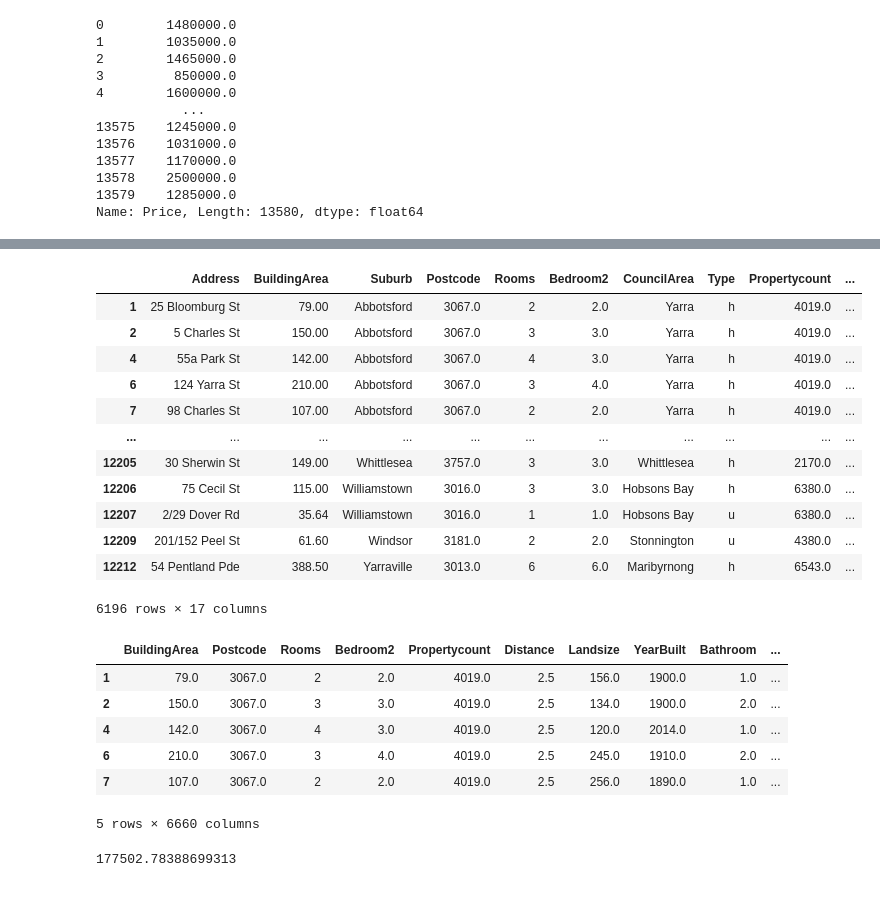
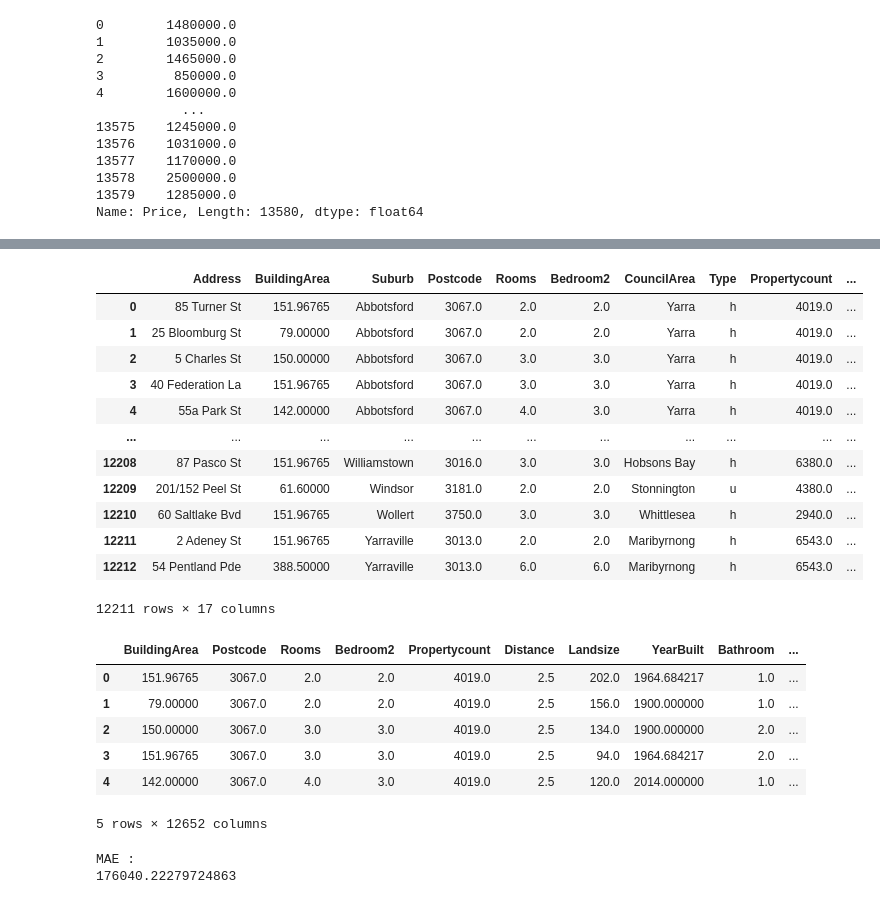
Before and after one commit to ABDELLAH-Hallou/melbourne-housing-snapshot, a Jupyter notebook: notebook0ba4d0aa7f.ipynb, the cells around one changed output, grey strips where cells are left out. Saved outputs shown, nothing was run; the diff lists cells and outputs as text; code cells hidden in the pictures.

```diff
--- a/notebook0ba4d0aa7f.ipynb
+++ b/notebook0ba4d0aa7f.ipynb
@@ -43,5 +42,17 @@ df.Price
 Name: Price, Length: 13580, dtype: float64
 # %%
 df_2 = df.copy()
-df_2 = df_2.dropna(axis=0)
+# df_2 = df_2.dropna(axis=0)
 output = df_2.Price
+# %%
+# Imputation
+my_imputer = SimpleImputer()
+# clm = df_2.columns.to_series().groupby(df_2.dtypes).groups
+# {k.name: v for k, v in clm.items()}
+# df_2.select_dtypes(include=['int64','float64'])
+imputed_X_train = pd.DataFrame(my_imputer.fit_transform(df_2.select_dtypes(include=['int64','float64'])))
+imputed_X_train.columns = df_2.select_dtypes(include=['int64','float64']).columns
+# df_3 = pd.concat([imputed_X_train, ], verify_integrity=True)
+# df_3
+df_3 = imputed_X_train.join(df_2.select_dtypes(include=['object']))
+df_3
@@ -95,23 +120,26 @@ plot_mi_scores(mi_scores)
 # %%
+df_3=df_3.dropna(axis=0)
+output = df_3.Price
 # features = ['Address','BuildingArea','Suburb','Postcode','Rooms','Bedroom2','CouncilArea','Type','Propertycount','SellerG','Distance','Landsize','YearBuilt','Bathroom','Lattitude','Longtitude','Regionname','Method','Car','Date']
 features = ['Address','BuildingArea','Suburb','Postcode','Rooms','Bedroom2','CouncilArea','Type','Propertycount','SellerG','Distance','Landsize','YearBuilt','Bathroom','Lattitude','Longtitude','Regionname']
 # features = ['Address','BuildingArea','Suburb','Postcode','Rooms','Bedroom2']
-inputs = df_2[features]
+inputs = df_3[features]
+
 inputs
 # %% [output]
 |  | Address | BuildingArea | Suburb | Postcode | Rooms | Bedroom2 | CouncilArea | Type | Propertycount | ... |
-| 1 | 25 Bloomburg St | 79.00 | Abbotsford | 3067.0 | 2 | 2.0 | Yarra | h | 4019.0 | ... |
-| 2 | 5 Charles St | 150.00 | Abbotsford | 3067.0 | 3 | 3.0 | Yarra | h | 4019.0 | ... |
-| 4 | 55a Park St | 142.00 | Abbotsford | 3067.0 | 4 | 3.0 | Yarra | h | 4019.0 | ... |
-| 6 | 124 Yarra St | 210.00 | Abbotsford | 3067.0 | 3 | 4.0 | Yarra | h | 4019.0 | ... |
-| 7 | 98 Charles St | 107.00 | Abbotsford | 3067.0 | 2 | 2.0 | Yarra | h | 4019.0 | ... |
+| 0 | 85 Turner St | 151.96765 | Abbotsford | 3067.0 | 2.0 | 2.0 | Yarra | h | 4019.0 | ... |
+| 1 | 25 Bloomburg St | 79.00000 | Abbotsford | 3067.0 | 2.0 | 2.0 | Yarra | h | 4019.0 | ... |
+| 2 | 5 Charles St | 150.00000 | Abbotsford | 3067.0 | 3.0 | 3.0 | Yarra | h | 4019.0 | ... |
+| 3 | 40 Federation La | 151.96765 | Abbotsford | 3067.0 | 3.0 | 3.0 | Yarra | h | 4019.0 | ... |
+| 4 | 55a Park St | 142.00000 | Abbotsford | 3067.0 | 4.0 | 3.0 | Yarra | h | 4019.0 | ... |
 | ... | ... | ... | ... | ... | ... | ... | ... | ... | ... | ... |
-| 12205 | 30 Sherwin St | 149.00 | Whittlesea | 3757.0 | 3 | 3.0 | Whittlesea | h | 2170.0 | ... |
-| 12206 | 75 Cecil St | 115.00 | Williamstown | 3016.0 | 3 | 3.0 | Hobsons Bay | h | 6380.0 | ... |
-| 12207 | 2/29 Dover Rd | 35.64 | Williamstown | 3016.0 | 1 | 1.0 | Hobsons Bay | u | 6380.0 | ... |
-| 12209 | 201/152 Peel St | 61.60 | Windsor | 3181.0 | 2 | 2.0 | Stonnington | u | 4380.0 | ... |
-| 12212 | 54 Pentland Pde | 388.50 | Yarraville | 3013.0 | 6 | 6.0 | Maribyrnong | h | 6543.0 | ... |
+| 12208 | 87 Pasco St | 151.96765 | Williamstown | 3016.0 | 3.0 | 3.0 | Hobsons Bay | h | 6380.0 | ... |
+| 12209 | 201/152 Peel St | 61.60000 | Windsor | 3181.0 | 2.0 | 2.0 | Stonnington | u | 4380.0 | ... |
+| 12210 | 60 Saltlake Bvd | 151.96765 | Wollert | 3750.0 | 3.0 | 3.0 | Whittlesea | h | 2940.0 | ... |
+| 12211 | 2 Adeney St | 151.96765 | Yarraville | 3013.0 | 2.0 | 2.0 | Maribyrnong | h | 6543.0 | ... |
+| 12212 | 54 Pentland Pde | 388.50000 | Yarraville | 3013.0 | 6.0 | 6.0 | Maribyrnong | h | 6543.0 | ... |
-6196 rows × 17 columns
+12211 rows × 17 columns
 # %%
 s = (inputs.dtypes == 'object')
 object_cols = list(s[s].index)
@@ -123,12 +151,12 @@ X_train = pd.concat([num_X_train, OH_cols_train], axis=1)
 X_train.head()
 # %% [output]
 |  | BuildingArea | Postcode | Rooms | Bedroom2 | Propertycount | Distance | Landsize | YearBuilt | Bathroom | ... |
-| 1 | 79.0 | 3067.0 | 2 | 2.0 | 4019.0 | 2.5 | 156.0 | 1900.0 | 1.0 | ... |
-| 2 | 150.0 | 3067.0 | 3 | 3.0 | 4019.0 | 2.5 | 134.0 | 1900.0 | 2.0 | ... |
-| 4 | 142.0 | 3067.0 | 4 | 3.0 | 4019.0 | 2.5 | 120.0 | 2014.0 | 1.0 | ... |
-| 6 | 210.0 | 3067.0 | 3 | 4.0 | 4019.0 | 2.5 | 245.0 | 1910.0 | 2.0 | ... |
-| 7 | 107.0 | 3067.0 | 2 | 2.0 | 4019.0 | 2.5 | 256.0 | 1890.0 | 1.0 | ... |
+| 0 | 151.96765 | 3067.0 | 2.0 | 2.0 | 4019.0 | 2.5 | 202.0 | 1964.684217 | 1.0 | ... |
+| 1 | 79.00000 | 3067.0 | 2.0 | 2.0 | 4019.0 | 2.5 | 156.0 | 1900.000000 | 1.0 | ... |
+| 2 | 150.00000 | 3067.0 | 3.0 | 3.0 | 4019.0 | 2.5 | 134.0 | 1900.000000 | 2.0 | ... |
+| 3 | 151.96765 | 3067.0 | 3.0 | 3.0 | 4019.0 | 2.5 | 94.0 | 1964.684217 | 2.0 | ... |
+| 4 | 142.00000 | 3067.0 | 4.0 | 3.0 | 4019.0 | 2.5 | 120.0 | 2014.000000 | 1.0 | ... |
-5 rows × 6660 columns
+5 rows × 12652 columns
 # %%
 train_X, val_X, train_y, val_y = train_test_split(X_train, output, random_state = 0)
 # %%
@@ -142,13 +178,11 @@ def get_mae(max_leaf_nodes, train_X, val_X, train_y, val_y):
 # %%
 # mae = get_mae(700, train_X, val_X, train_y, val_y)
 # print("Max leaf nodes: %d  \t\t Mean Absolute Error:  %d" %(700, mae))
-# random forest
 
-model = RandomForestRegressor(random_state=1)
 
-model.fit(train_X,train_y)
-predicted_home_prices = model.predict(val_X)
-MAE = mean_absolute_error(val_y, predicted_home_prices)
-print(MAE)
+
+print("MAE : ")
+print(score_dataset(train_X, val_X, train_y, val_y))
 # %% [output]
-177502.78388699313
+MAE :
+176040.22279724863
```
Also changed, not shown: parts of 5 cells of this notebook.
